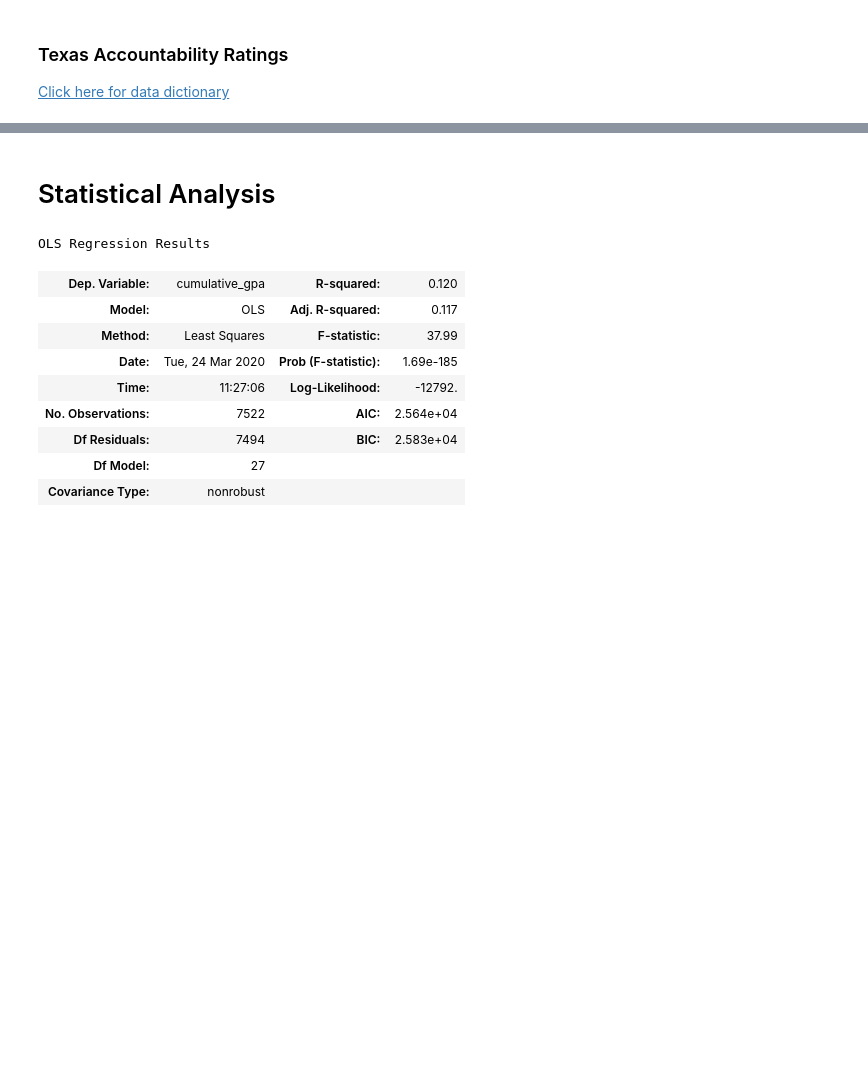
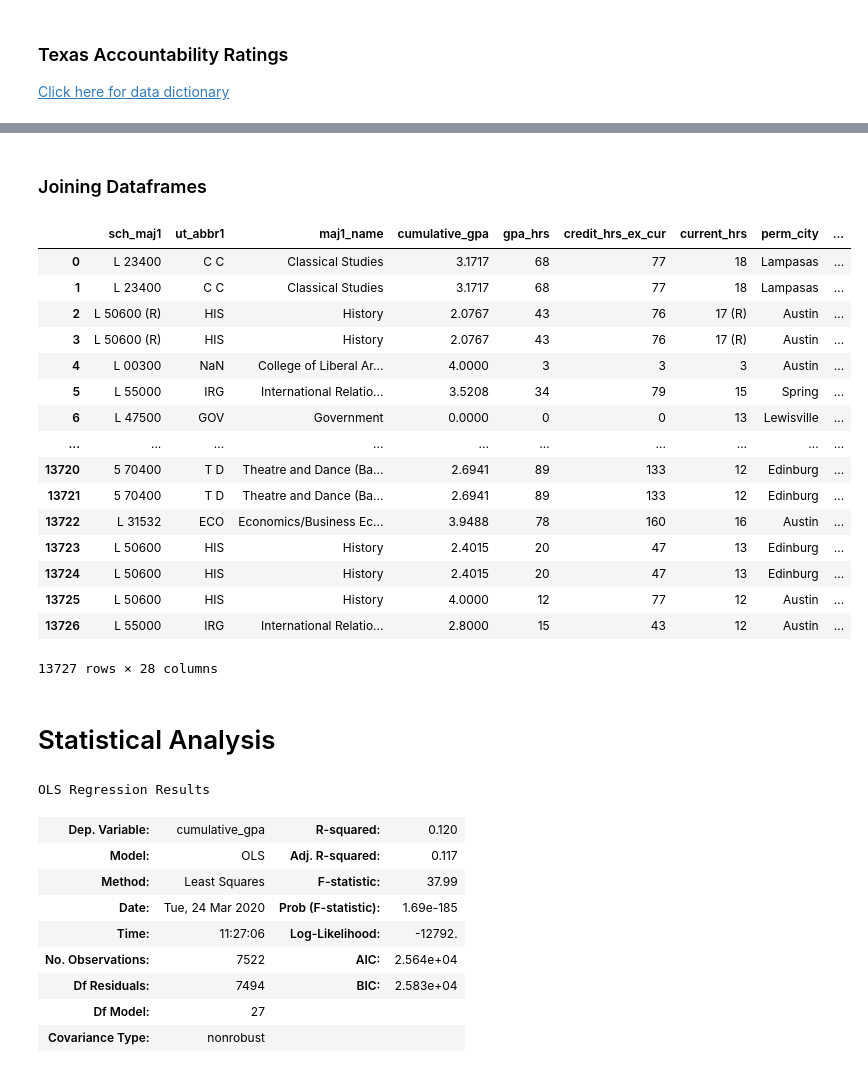
Before and after one commit to ethantenison/UT_Lab-Matching-, a Jupyter notebook: matching_ut_researchlab.ipynb, the cells around one changed output, grey strips where cells are left out. Cells and saved outputs as stored; diff of their text form; code cells hidden in the pictures; blank space fills up the shorter version.

Commit message:
Joining pop and accountability ratings together

```diff
--- a/matching_ut_researchlab.ipynb
+++ b/matching_ut_researchlab.ipynb
@@ -241,3 +241,36 @@ See the caveats in the documentation: https://pandas.pydata.org/pandas-docs/stab
+# %% [markdown]
+### Joining Dataframes
+# %%
+joined = pd.merge(df,
+                 texas[['name', 'popestimate2018']],
+                 left_on= 'perm_city',
+                 right_on= 'name',
+                 how = 'left')
+joined = pd.merge(joined,
+                 hs_ratings,
+                 left_on = 'high_school',
+                 right_on = 'campname',
+                 how = 'left')
+
+joined
+# %% [output]
+|  | sch_maj1 | ut_abbr1 | maj1_name | cumulative_gpa | gpa_hrs | credit_hrs_ex_cur | current_hrs | perm_city | ... |
+| 0 | L 23400 | C C | Classical Studies | 3.1717 | 68 | 77 | 18 | Lampasas | ... |
+| 1 | L 23400 | C C | Classical Studies | 3.1717 | 68 | 77 | 18 | Lampasas | ... |
+| 2 | L 50600 (R) | HIS | History | 2.0767 | 43 | 76 | 17 (R) | Austin | ... |
+| 3 | L 50600 (R) | HIS | History | 2.0767 | 43 | 76 | 17 (R) | Austin | ... |
+| 4 | L 00300 | NaN | College of Liberal Ar... | 4.0000 | 3 | 3 | 3 | Austin | ... |
+| 5 | L 55000 | IRG | International Relatio... | 3.5208 | 34 | 79 | 15 | Spring | ... |
+| 6 | L 47500 | GOV | Government | 0.0000 | 0 | 0 | 13 | Lewisville | ... |
+| ... | ... | ... | ... | ... | ... | ... | ... | ... | ... |
+| 13720 | 5 70400 | T D | Theatre and Dance (Ba... | 2.6941 | 89 | 133 | 12 | Edinburg | ... |
+| 13721 | 5 70400 | T D | Theatre and Dance (Ba... | 2.6941 | 89 | 133 | 12 | Edinburg | ... |
+| 13722 | L 31532 | ECO | Economics/Business Ec... | 3.9488 | 78 | 160 | 16 | Austin | ... |
+| 13723 | L 50600 | HIS | History | 2.4015 | 20 | 47 | 13 | Edinburg | ... |
+| 13724 | L 50600 | HIS | History | 2.4015 | 20 | 47 | 13 | Edinburg | ... |
+| 13725 | L 50600 | HIS | History | 4.0000 | 12 | 77 | 12 | Austin | ... |
+| 13726 | L 55000 | IRG | International Relatio... | 2.8000 | 15 | 43 | 12 | Austin | ... |
+13727 rows × 28 columns
 # %% [markdown]
 # Statistical Analysis
 # %%
```
Also changed, not shown: parts of 5 cells of this notebook.
